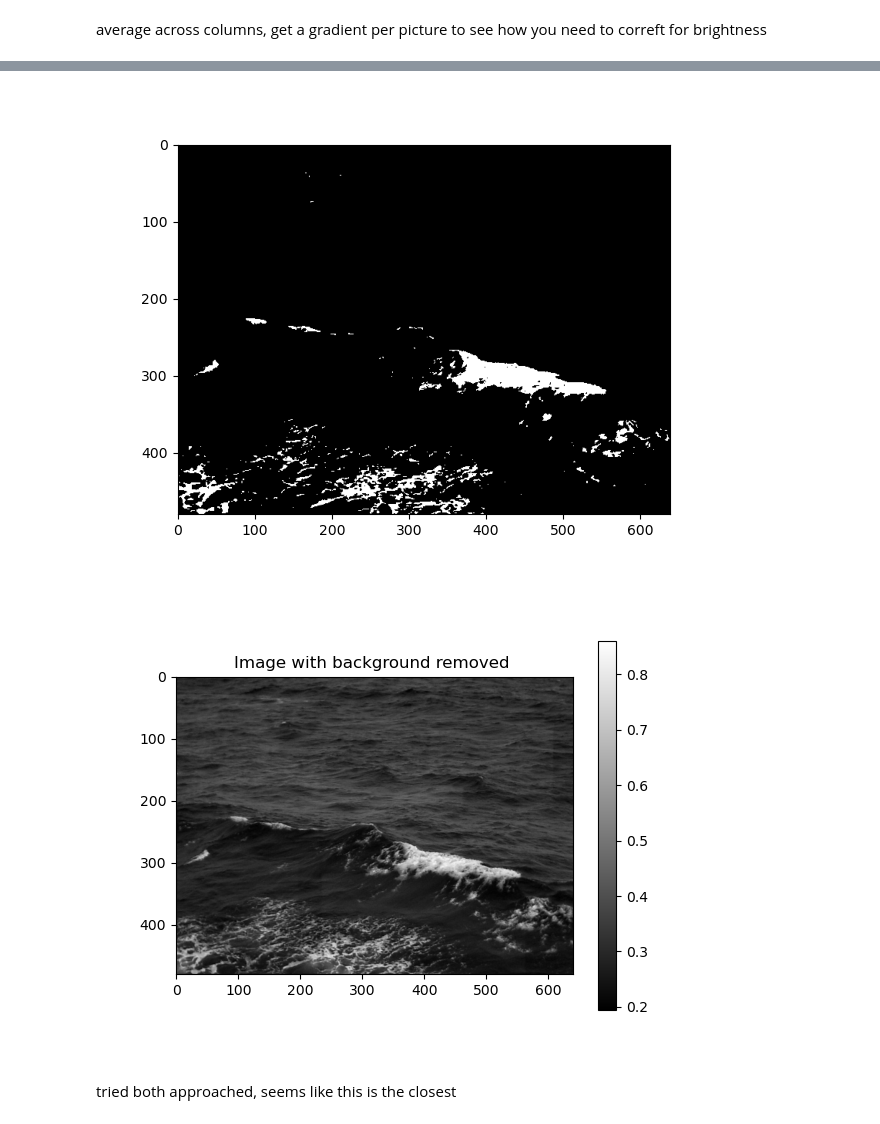
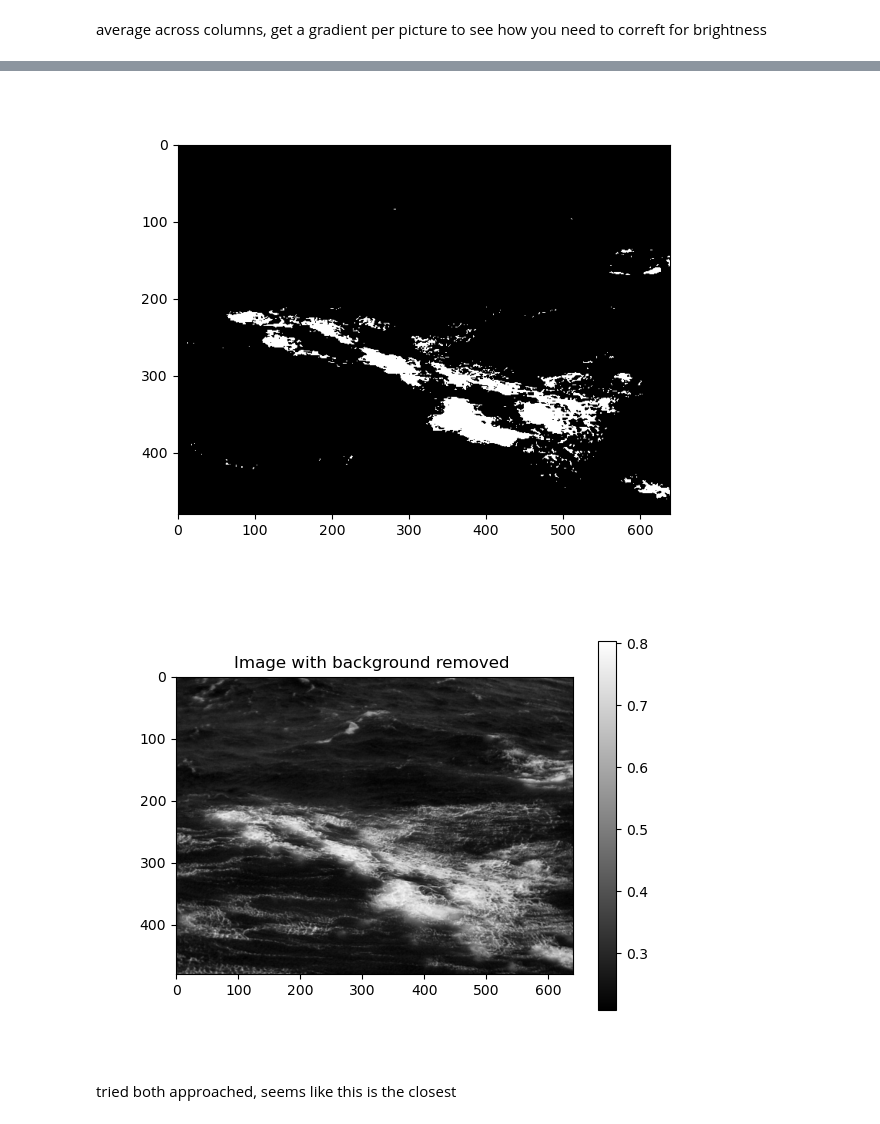
Before and after one commit to irene146/whitecaps, a Jupyter notebook: v1.1.ipynb, the cells around one changed output, grey strips where cells are left out. Cells and saved outputs as stored; diff of their text form; code cells hidden in the pictures.

```diff
--- a/v1.1.ipynb
+++ b/v1.1.ipynb
@@ -9,13 +9,15 @@ from scipy.ndimage import minimum_filter, gaussian_filter1d, median_filter, gaus
 
 %matplotlib widget
 # %%
-#image_path = "C:/Users/ica/OneDrive - Plymouth Marine Laboratory/vscode/whitecaps/data/Stbd_2011_07_13_15_00_00.jpg"
+image_path = "C:/Users/ica/OneDrive - Plymouth Marine Laboratory/vscode/whitecaps/data/Stbd_2011_07_11_09_00_00.jpg"
 #Stbd_2011_06_29_16_00_00.jpg - little whitecaps
 #Stbd_2011_07_11_09_00_00 - big whitecaps
 #Stbd_2011_07_07_21_00_00 - no whitecaps
 #Stbd_2011_07_13_15_00_00 -normal whitecaps?
 
-image_path = 'C:/Users/ica/OneDrive - Plymouth Marine Laboratory/vscode/whitecaps/2024-01-21T00-00-00Z-stbd.jpg'
+#image_path = 'C:/Users/ica/OneDrive - Plymouth Marine Laboratory/vscode/whitecaps/2024-01-21T07-53-30Z-stbd.jpg' #little whitecaps
+
+#approach seems to not work with nigh volume of whitecaps, otherwise fine
 # %%
 im = io.imread(image_path).astype(np.float64)
 #convert pixels into numbes
@@ -43,7 +45,7 @@ background =background-background.min()
 # %% [markdown]
 average across columns, get a gradient per picture to see how you need to correft for brightness
 # %%
-background_smoothed = filters.gaussian(background, sigma=1)  #backgorund should be less tahn 0.1
+background_smoothed = filters.gaussian(background, sigma=4)  #backgorund should be less tahn 0.1
 
 # Subtract background
 im_subtracted = im_rg - background_smoothed
@@ -205,17 +207,17 @@ Zero crossings for pip_3: [0.64124344 0.54858455 0.49670547 0.36827095 0.2131208
 # %%
-whitecap_mask = im_subtracted <0.49670547
+whitecap_mask = im_subtracted <0.60573906
 plt.figure()
 plt.imshow(whitecap_mask, cmap='binary')
 plt.show()
 
 plt.figure()
 plt.clf()
 plt.title('Image with background removed ')
 plt.imshow(im_subtracted, cmap='gray')
 plt.colorbar()
 plt.show()
 # %% [output]
-[figure, old version]
+[figure, new version]
-[figure, old version]
+[figure, new version]
 # %% [markdown]
 tried both approached, seems like this is the closest
```
Also changed, not shown: parts of 8 cells of this notebook.
